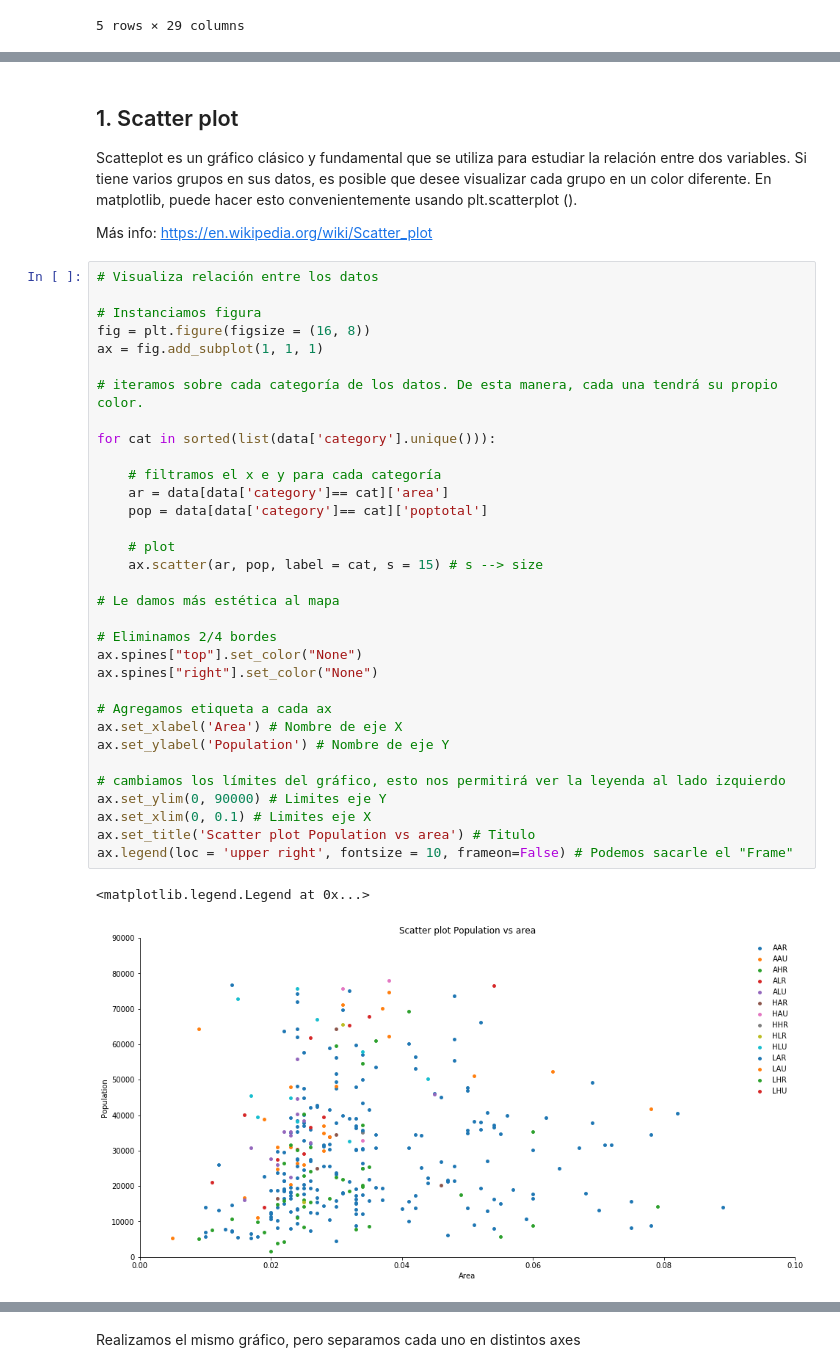
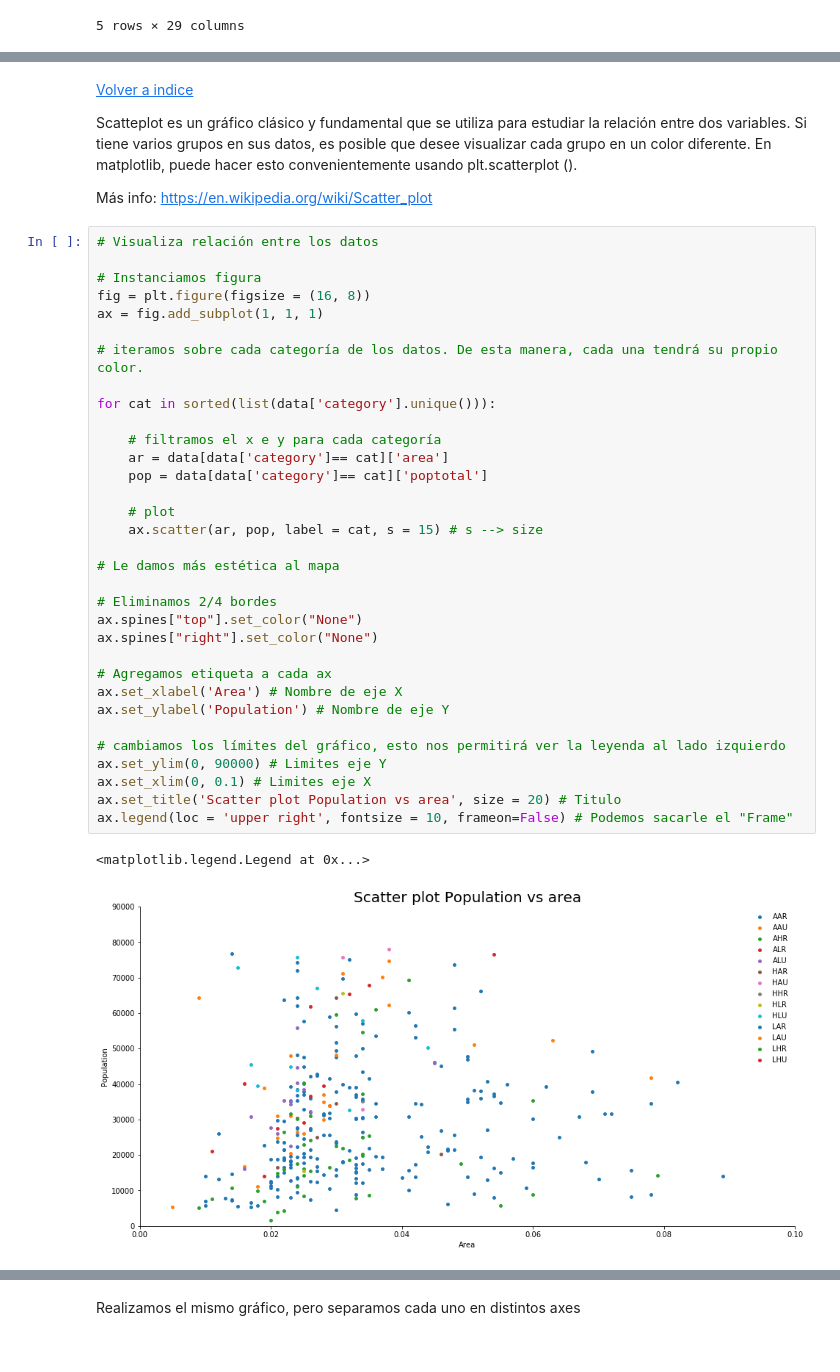
Before and after one commit to adolfoam93/Python-Plotting-Master, a Jupyter notebook: Matplotlib master notebook.ipynb, the cells around one changed output, grey strips where cells are left out. Saved outputs shown, nothing was run; the diff lists cells and outputs as text.

```diff
--- a/Matplotlib master notebook.ipynb
+++ b/Matplotlib master notebook.ipynb
@@ -225,5 +248,5 @@ data.head()
 # %% [markdown]
-## 1. Scatter plot
+[Volver a indice](#Indíce)
 
 Scatteplot es un gráfico clásico y fundamental que se utiliza para estudiar la relación entre dos variables. Si tiene varios grupos en sus datos, es posible que desee visualizar cada grupo en un color diferente. En matplotlib, puede hacer esto convenientemente usando plt.scatterplot ().
 
@@ -235,32 +258,32 @@ Más info: https://en.wikipedia.org/wiki/Scatter_plot
 fig = plt.figure(figsize = (16, 8))
 ax = fig.add_subplot(1, 1, 1)
 
 # iteramos sobre cada categoría de los datos. De esta manera, cada una tendrá su propio color.
 
 for cat in sorted(list(data['category'].unique())):
 
     # filtramos el x e y para cada categoría
     ar = data[data['category']== cat]['area']
     pop = data[data['category']== cat]['poptotal']
 
     # plot
     ax.scatter(ar, pop, label = cat, s = 15) # s --> size
 
 # Le damos más estética al mapa
 
 # Eliminamos 2/4 bordes
 ax.spines["top"].set_color("None")
 ax.spines["right"].set_color("None")
 
 # Agregamos etiqueta a cada ax
 ax.set_xlabel('Area') # Nombre de eje X
 ax.set_ylabel('Population') # Nombre de eje Y
 
 # cambiamos los límites del gráfico, esto nos permitirá ver la leyenda al lado izquierdo
 ax.set_ylim(0, 90000) # Limites eje Y
 ax.set_xlim(0, 0.1) # Limites eje X
-ax.set_title('Scatter plot Population vs area') # Titulo
+ax.set_title('Scatter plot Population vs area', size = 20) # Titulo
 ax.legend(loc = 'upper right', fontsize = 10, frameon=False) # Podemos sacarle el "Frame"
 # %% [output]
 <matplotlib.legend.Legend at 0x...>
-[figure, old version]
+[figure, new version]
```
Also changed, not shown: parts of 29 cells of this notebook.
